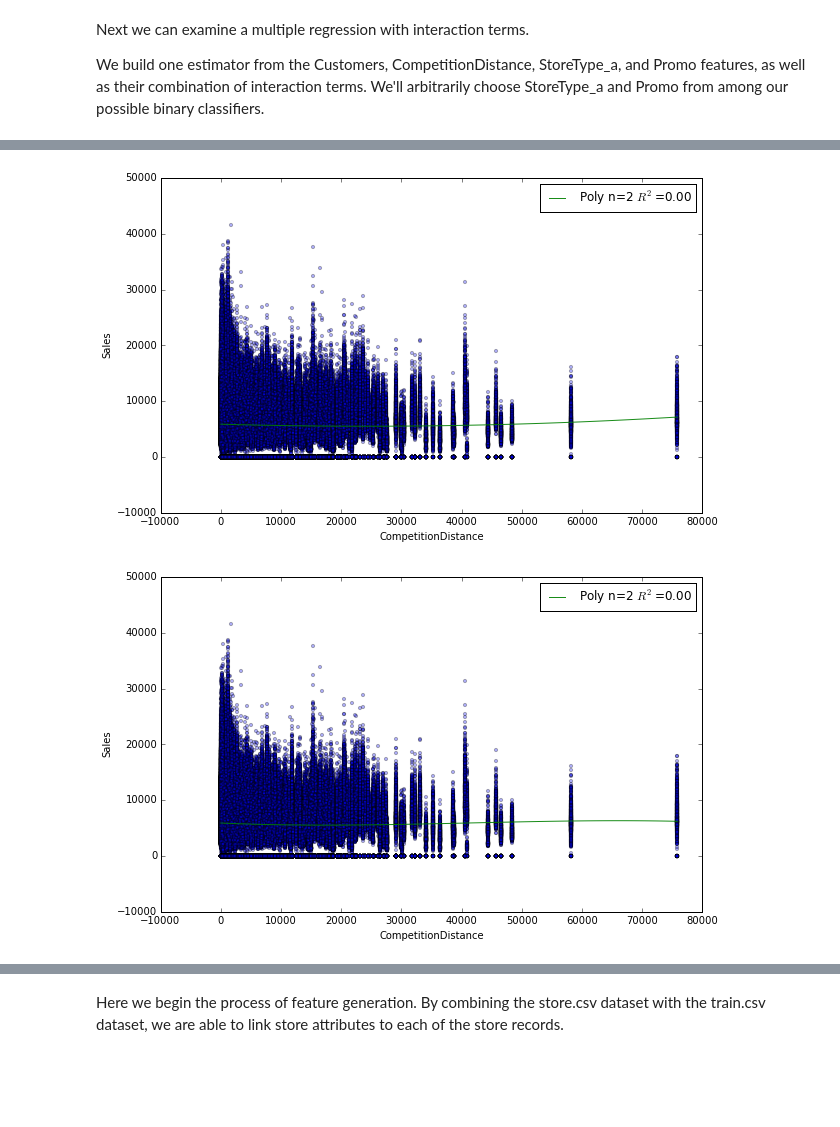
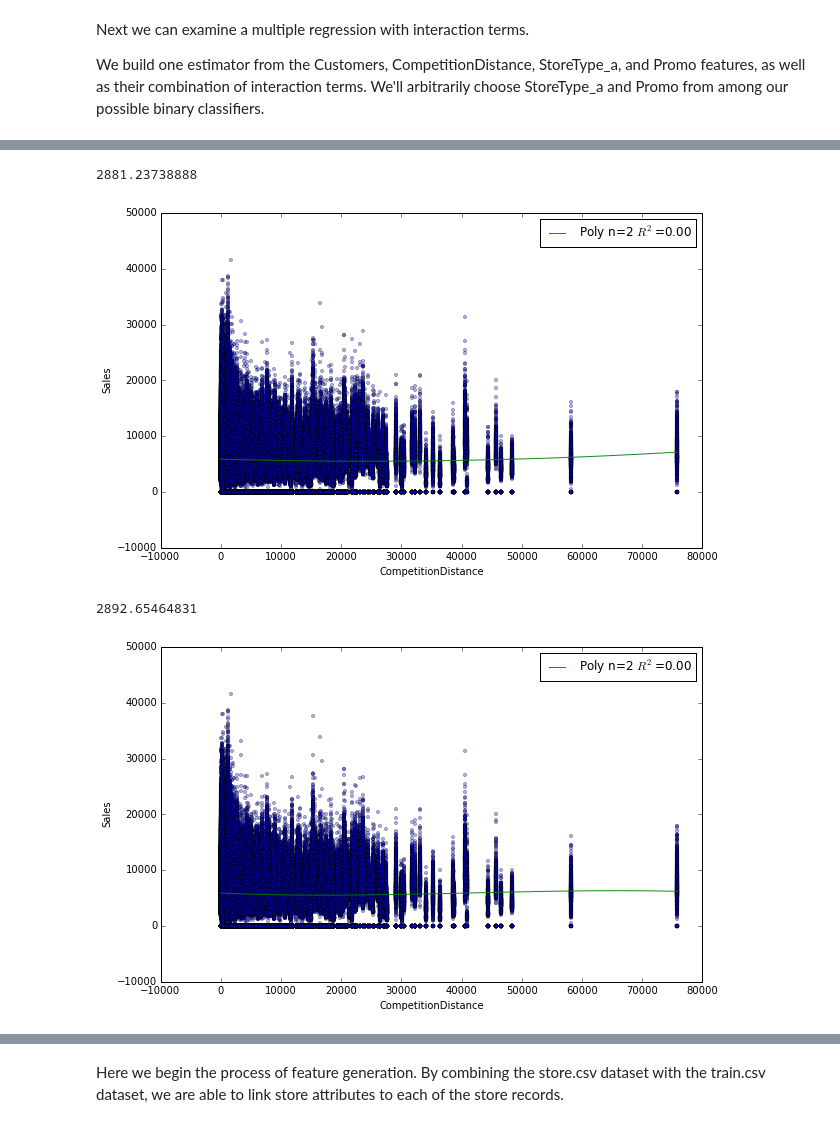
Before and after one commit to andrew-d-taylor/rossman-machine-learning, a Jupyter notebook: notebooks/ProjectSummary.ipynb, the cells around one changed output, grey strips where cells are left out. Cells and saved outputs as stored; diff of their text form; code cells hidden in the pictures; blank space fills up the shorter version.

```diff
--- a/notebooks/ProjectSummary.ipynb
+++ b/notebooks/ProjectSummary.ipynb
@@ -155,11 +157,12 @@ Next we can examine a multiple regression with interaction terms.
 We build one estimator from the Customers, CompetitionDistance, StoreType_a, and Promo features, as well as their
 combination of interaction terms. We'll arbitrarily choose StoreType_a and Promo from among our possible binary classifiers.
 # %%
-interaction_formula = 'Sales ~ Customers * CompetitionDistance * StoreType_a * Promo'
+interaction_formula = 'Sales ~ CompetitionDistance * StoreType_a * Promo'
 train, test = train_test_split(df, test_size=.5, random_state=1)
 
 est = sm.OLS.from_formula(interaction_formula, train).fit()
-interaction_score = abs(meanabs(est.predict(train.Sales), train.Sales))
+interaction_score = abs(meanabs(est.predict(test), test.Sales))
+learner_scores['Interaction: pregeneration'] = interaction_score
 print(interaction_score)
 est.summary()
 # %% [output]
@@ -191,5 +215,9 @@ poly_2 = smf.ols(formula='Sales ~ 1 + Customers + I(Customers ** 2.0)', data=tra
 x_dot = train.Customers
 y_dot = train.Sales
 
+polynomial_customers_score = abs(meanabs(poly_2.predict(test), test.Sales))
+learner_scores['Univariate Poly 2: Customers '] = polynomial_customers_score
+
+print(str(polynomial_customers_score))
 plot_regression(x,poly_2,x_dot,y_dot,'Customers','Sales')
 # %% [output]
@@ -197,5 +226,11 @@ plot_regression(x,poly_2,x_dot,y_dot,'Customers','Sales')
 # %%
 # 3-rd order polynomial
 poly_3 = smf.ols(formula='Sales ~ 1 + Customers + I(Customers ** 2.0) + I(Customers ** 3.0)', data=df).fit()
+
+polynomial_customers_score = abs(meanabs(poly_3.predict(test), test.Sales))
+learner_scores['Univariate Poly 3: Customers '] = polynomial_customers_score
+
+print(str(polynomial_customers_score))
+
 plot_regression(x,poly_3,x_dot,y_dot,'Customers','Sales')
 # %% [output]
@@ -205,17 +241,26 @@ x = pd.DataFrame({'CompetitionDistance': np.linspace(train.CompetitionDistance.m
 poly_2 = smf.ols(formula='Sales ~ 1 + CompetitionDistance + I(CompetitionDistance ** 2.0)', data=train).fit()
 x_dot = train.CompetitionDistance
 
+polynomial_comp_score = abs(meanabs(poly_2.predict(test), test.Sales))
+learner_scores['Univariate Poly 2: Comp Distance '] = polynomial_comp_score
 
+print(str(polynomial_comp_score))
 plot_regression(x,poly_2,x_dot,y_dot,'CompetitionDistance','Sales')
 # %% [output]
+2881.23738888
-[figure, old version]
+[figure, new version]
 # %%
 poly_3 = smf.ols(formula='Sales ~ 1 + CompetitionDistance + I(CompetitionDistance ** 2.0) + I(CompetitionDistance ** 3.0)', data=df).fit()
 
 
+polynomial_comp_score = abs(meanabs(poly_3.predict(test), test.Sales))
+learner_scores['Univariate Poly 3: Comp Distance '] = polynomial_comp_score
+
+print(str(polynomial_comp_score))
 plot_regression(x,poly_3,x_dot,y_dot,'CompetitionDistance','Sales')
 # %% [output]
+2892.65464831
-[figure, old version]
+[figure, new version]
 # %%
 x = pd.DataFrame({'StoreType_a': np.linspace(train.StoreType_a.min(), train.StoreType_a.max(), 100)})
 poly_2 = smf.ols(formula='Sales ~ 1 + StoreType_a + I(StoreType_a ** 2.0)', data=train).fit()
```
Also changed, not shown: parts of 16 cells of this notebook.
